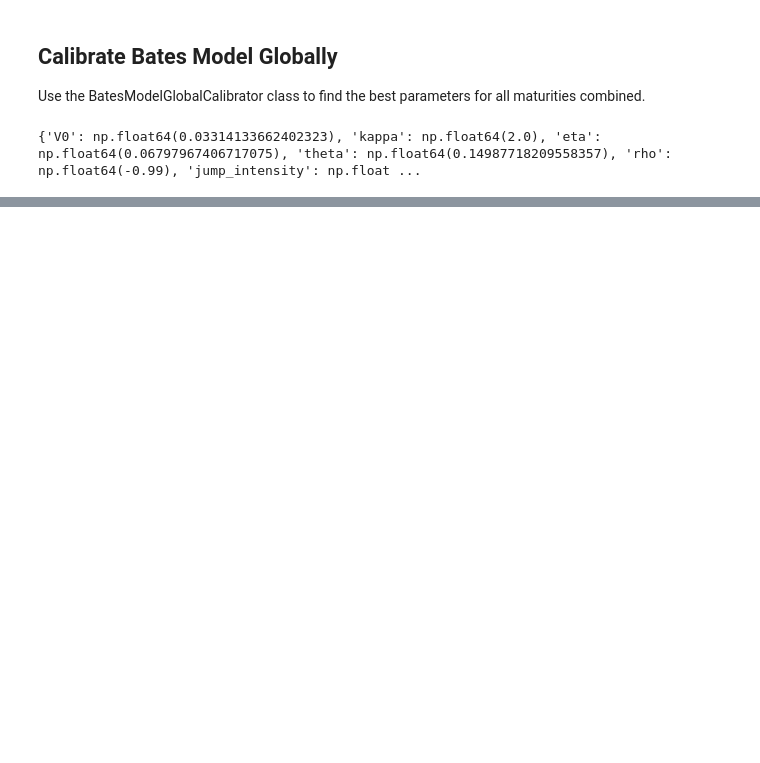
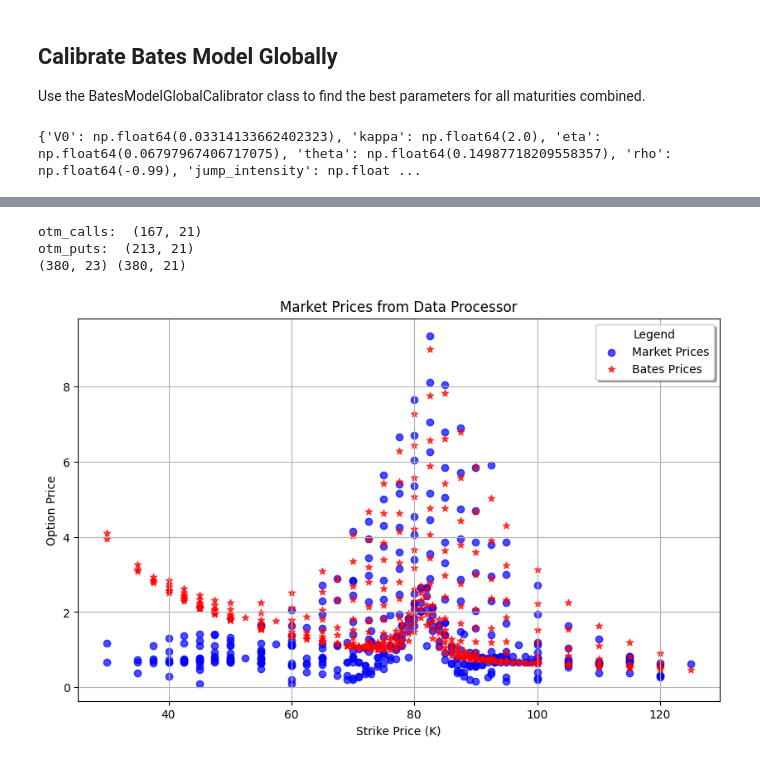
Before and after one commit to MichaelCarloH/bonus-certificate-bates-hedging, a Jupyter notebook: notebooks/bc_pricing.ipynb, the cells around one changed output, grey strips where cells are left out. Drawn from its saved outputs; the diff is of its cells as text; code cells hidden in the pictures; blank space fills up the shorter version.

Commit message:
Bates figures fr all maturities

```diff
--- a/notebooks/bc_pricing.ipynb
+++ b/notebooks/bc_pricing.ipynb
@@ -15,7 +16,10 @@ B = 85
 L = 65
 H = 55
 q = 0.02
+start_date = valuation_date = datetime.datetime(2025, 4, 25)
+maturity_date = datetime.datetime(2026, 3, 20)
 T = 328/365 # 08/04/25 - 16/06/26
+T = (maturity_date - valuation_date).days / 365.0
 # %%
 # Import Required Libraries
 from src.payout.payout import calculate_bonus_certificate_payout, plot_payout
@@ -219,0 +236,40 @@ for maturity, df in processor.data_by_maturity.items():
+# %%
+calibrated_model = BatesModel(
+    S0=S0,
+    r=r,
+    q=q,
+    T=T,
+    strikes=strikes,
+    V0=calibrated_params['V0'],
+    kappa=calibrated_params['kappa'],
+    eta=calibrated_params['eta'],
+    theta=calibrated_params['theta'],
+    rho=calibrated_params['rho'],
+    jump_intensity=calibrated_params['jump_intensity'],
+    jump_mean=calibrated_params['jump_mean'],
+    jump_stddev=calibrated_params['jump_stddev']
+)
+
+priced_data = calibrated_model.price_options_for_all_maturities(combined_data, start_date)
+
+print(priced_data.shape,combined_data.shape)  # Returns a tuple (rows, columns)
+# %% [output]
+otm_calls:  (167, 21)
+otm_puts:  (213, 21)
+(380, 23) (380, 21)
+# %%
+# Plot market prices
+plt.figure(figsize=(10, 6))
+plt.scatter(combined_data['Strike'], combined_data['Mid_Price'], label='Market Prices', color='blue', marker='o', alpha=0.7)
+plt.scatter(priced_data['Strike'], priced_data['Bates_Price'], label='Bates Prices', color='red', marker='*', alpha=0.7)
+# Add labels, title, and legend
+plt.xlabel('Strike Price (K)')
+plt.ylabel('Option Price')
+plt.title('Market Prices from Data Processor')
+plt.legend(title='Legend', loc='best', fancybox=True, shadow=True)
+plt.grid(True)
+
+# Show the plot
+plt.show()
+# %% [output]
+[figure, added]
```
Also changed, not shown: parts of 8 cells of this notebook, 1 other file.
